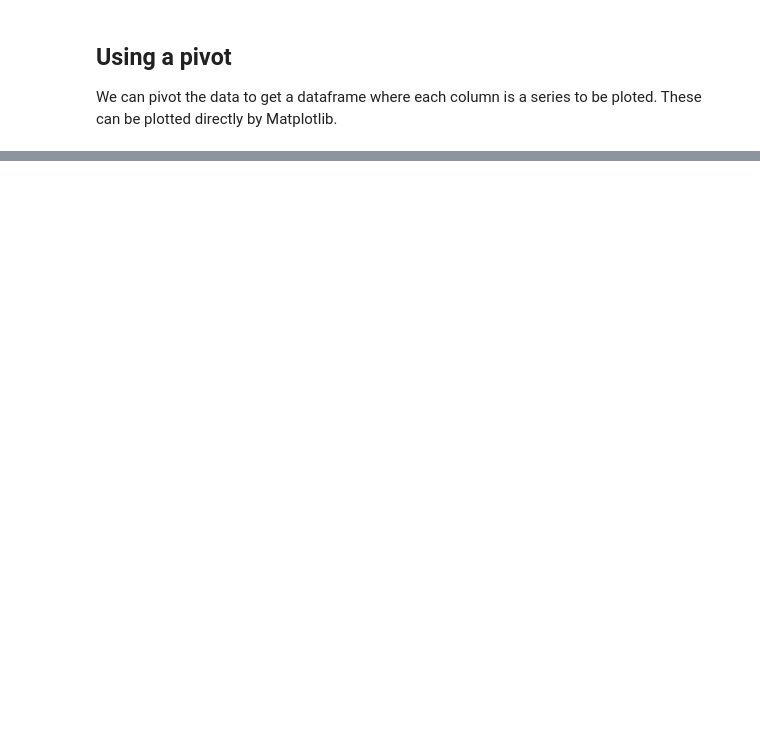
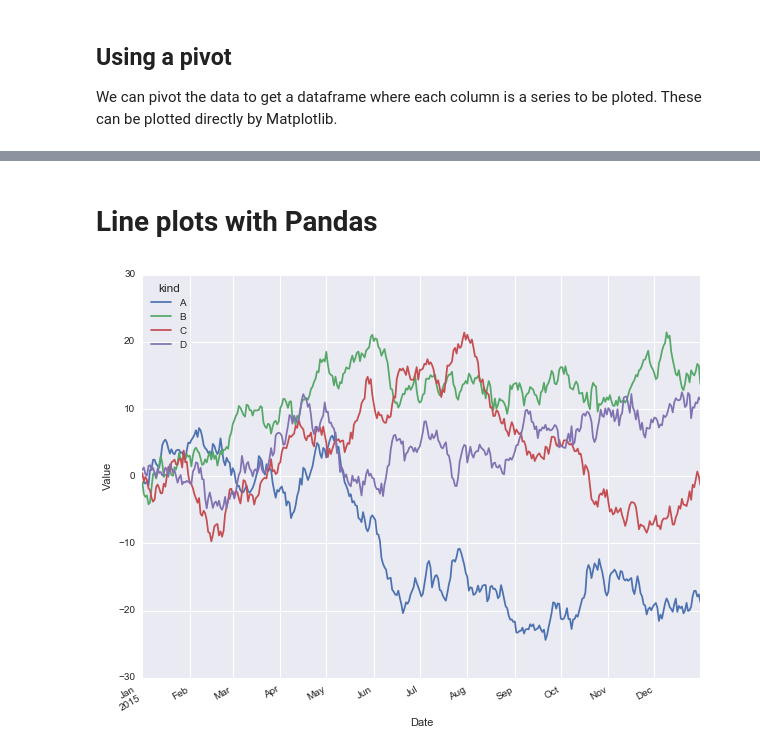
Before and after one commit to samuelsinayoko/kaggle-housing-prices, a Jupyter notebook: research/modern_python_visualization.ipynb, the cells around one changed output, grey strips where cells are left out. Saved outputs shown, nothing was run; the diff lists cells and outputs as text; code cells hidden in the pictures; blank space fills up the shorter version.

```diff
--- a/research/modern_python_visualization.ipynb
+++ b/research/modern_python_visualization.ipynb
@@ -96,0 +119,10 @@ plt.xlabel('Date');
+# %% [markdown]
+# Line plots with Pandas
+# %%
+fig, ax = plt.subplots(1, 1, figsize=(10, 8))
+dfp.plot(ax=ax)
+fig.autofmt_xdate()
+plt.ylabel('Value')
+plt.xlabel('Date');
+# %% [output]
+[figure, added]
```
Also changed, not shown: parts of 13 cells of this notebook.
